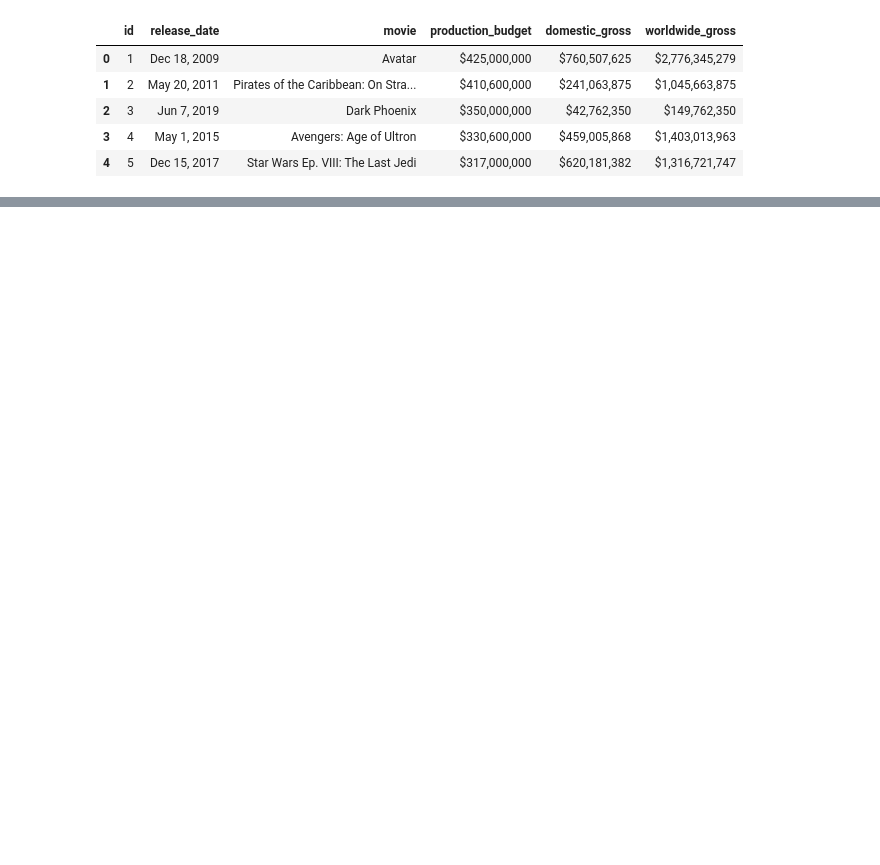
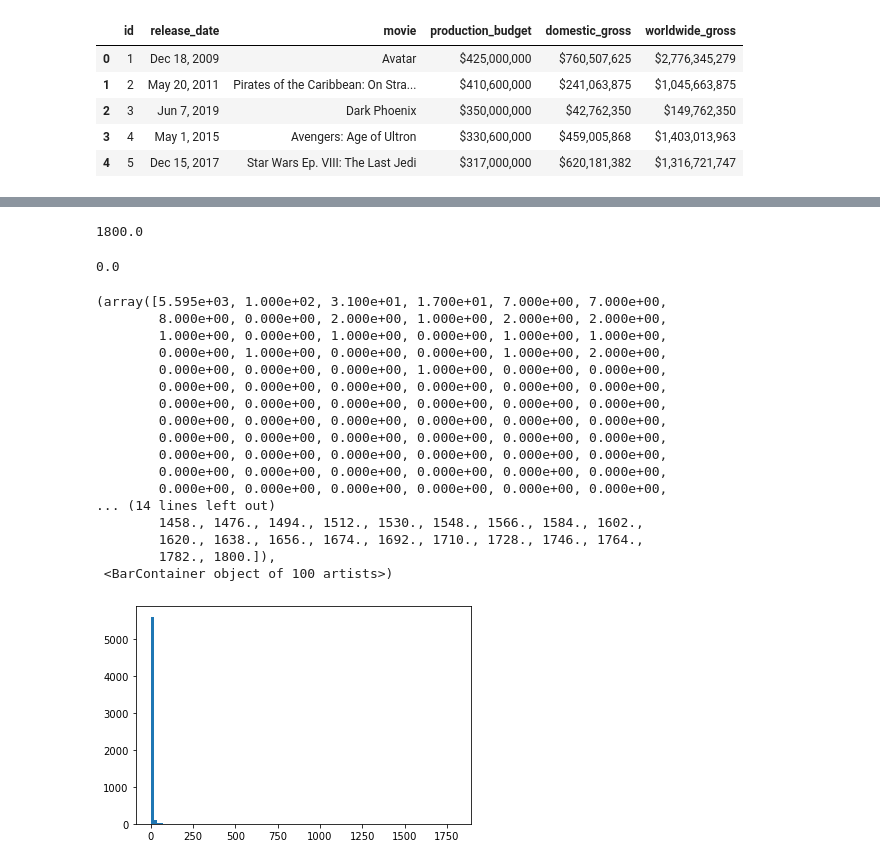
Before and after one commit to learn-co-curriculum/dsc-phase-2-project-v3, a Jupyter notebook: SQL Start QC.ipynb, the cells around one changed output, grey strips where cells are left out. Cells and saved outputs as stored; diff of their text form; code cells hidden in the pictures; blank space fills up the shorter version.

```diff
--- a/SQL Start QC.ipynb
+++ b/SQL Start QC.ipynb
@@ -430,5 +419,5 @@ DF1.to_csv('Director_Movie_counts_and_Rating.csv')
 # %%
-movie_budgets = pd.read_csv('Data/tn.movie_budgets.csv.gz')
+movie_budgets = pd.read_csv('zippedData/tn.movie_budgets.csv.gz')
 # %%
 movie_budgets.head()
 # %% [output]
@@ -442,0 +455,30 @@ movie_gross = pd.read_csv('Data/bom.movie_gross.csv.gz')
+# %%
+movie_budgets['return_percentage'].max()
+# %% [output]
+1800.0
+# %%
+movie_budgets['return_percentage'].min()
+# %% [output]
+0.0
+# %%
+# Maybe now you can do a distribution plot
+plt.hist(x= movie_budgets['return_percentage'], bins = 100)
+# %% [output]
+(array([5.595e+03, 1.000e+02, 3.100e+01, 1.700e+01, 7.000e+00, 7.000e+00,
+        8.000e+00, 0.000e+00, 2.000e+00, 1.000e+00, 2.000e+00, 2.000e+00,
+        1.000e+00, 0.000e+00, 1.000e+00, 0.000e+00, 1.000e+00, 1.000e+00,
+        0.000e+00, 1.000e+00, 0.000e+00, 0.000e+00, 1.000e+00, 2.000e+00,
+        0.000e+00, 0.000e+00, 0.000e+00, 1.000e+00, 0.000e+00, 0.000e+00,
+        0.000e+00, 0.000e+00, 0.000e+00, 0.000e+00, 0.000e+00, 0.000e+00,
+        0.000e+00, 0.000e+00, 0.000e+00, 0.000e+00, 0.000e+00, 0.000e+00,
+        0.000e+00, 0.000e+00, 0.000e+00, 0.000e+00, 0.000e+00, 0.000e+00,
+        0.000e+00, 0.000e+00, 0.000e+00, 0.000e+00, 0.000e+00, 0.000e+00,
+        0.000e+00, 0.000e+00, 0.000e+00, 0.000e+00, 0.000e+00, 0.000e+00,
+        0.000e+00, 0.000e+00, 0.000e+00, 0.000e+00, 0.000e+00, 0.000e+00,
+        0.000e+00, 0.000e+00, 0.000e+00, 0.000e+00, 0.000e+00, 0.000e+00,
+... (14 lines left out)
+        1458., 1476., 1494., 1512., 1530., 1548., 1566., 1584., 1602.,
+        1620., 1638., 1656., 1674., 1692., 1710., 1728., 1746., 1764.,
+        1782., 1800.]),
+ <BarContainer object of 100 artists>)
+[figure, added]
```
Also changed, not shown: parts of 39 cells of this notebook.
